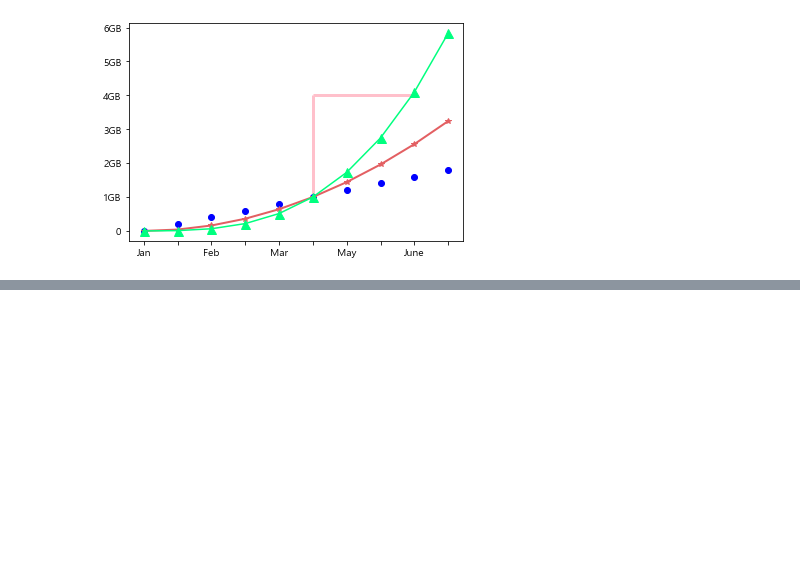
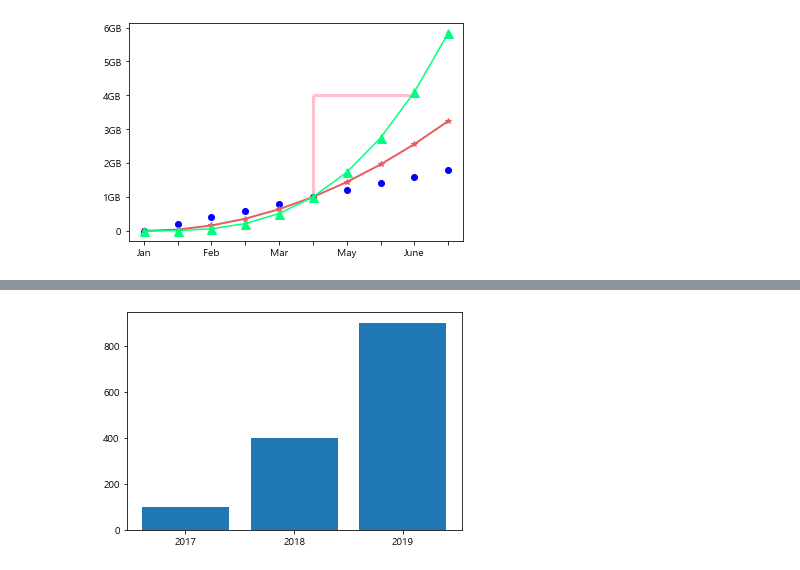
Before and after one commit to EGEG1212/Data-Analysis-2020, a Jupyter notebook: 04.Visual/02.matplotlib.ipynb, the cells around one changed output, grey strips where cells are left out. Saved outputs shown, nothing was run; the diff lists cells and outputs as text; code cells hidden in the pictures; blank space fills up the shorter version.

```diff
--- a/04.Visual/02.matplotlib.ipynb
+++ b/04.Visual/02.matplotlib.ipynb
@@ -441,0 +469,10 @@ plt.show()
+# %%
+x = np.arange(3)  #어진 범위와 간격에 따라 균일한 값을 갖는 어레이를 생성
+years = ['2017', '2018', '2019']      #x축에 표시될 연도
+values = [100, 400, 900]  #높이로 표시될 y 값
+
+plt.bar(x, values) # plt.plot아니고 plt.bar이다  bar() 함수에 NumPy 어레이 [0, 1, 2]와 y 값에 해당하는 리스트 [100, 400, 900]를 입력
+plt.xticks(x, years) #와 years를 입력해주면, x축에 ‘2017’, ‘2018’, ‘2019’가 순서대로 표시
+plt.show()
+# %% [output]
+[figure, added]
```
Also changed, not shown: parts of 43 cells of this notebook, 1 other file.
